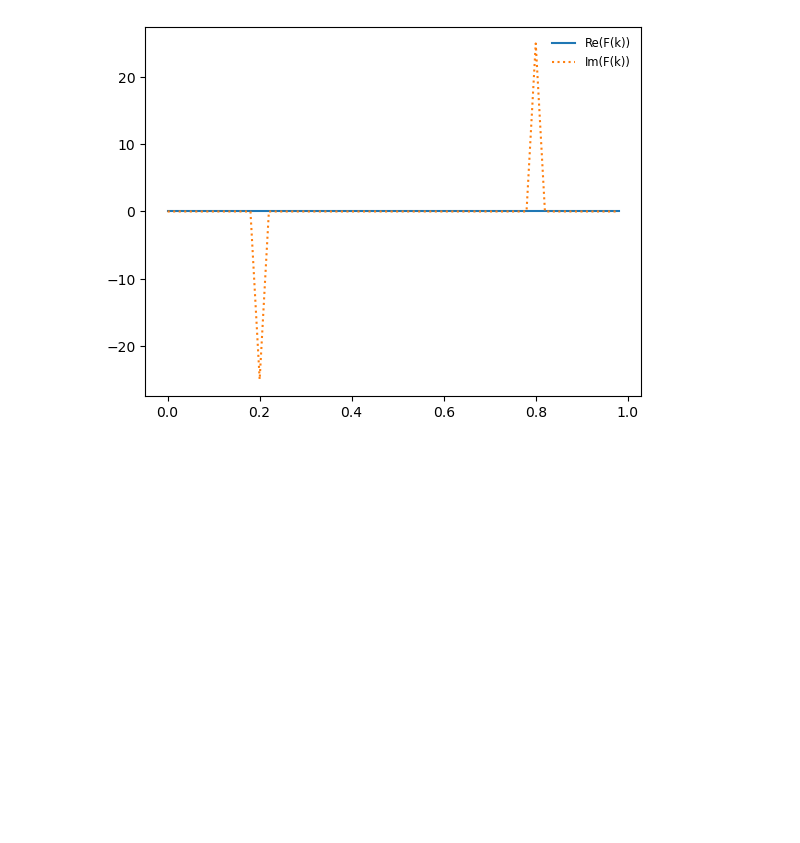
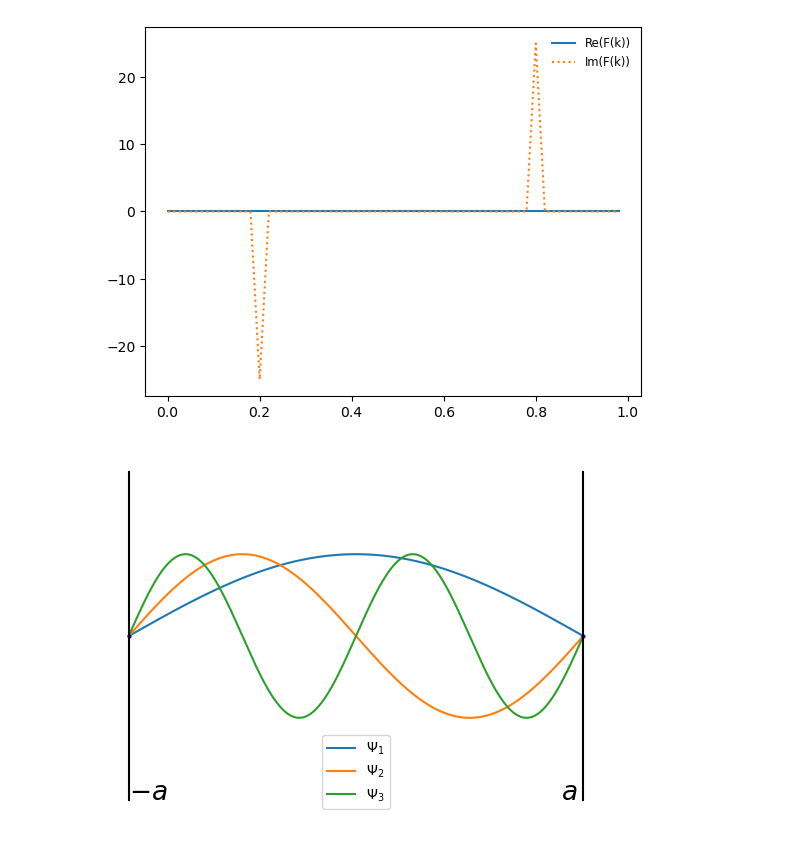
Before and after one commit to xfli376/Lecture, a Jupyter notebook: python_MQ_ME.ipynb, the cells around one changed output. Drawn from its saved outputs; the diff is of its cells as text; code cells hidden in the pictures; blank space fills up the shorter version.

```diff
--- a/python_MQ_ME.ipynb
+++ b/python_MQ_ME.ipynb
@@ -1147,3 +1184,35 @@ plt.savefig("dft.png")
 # %% [output]
 (9.992007221626409e-16+0j)
 [figure]
+# %%
+import math
+import numpy as np
+import matplotlib.pyplot as plt
+
+fig = plt.figure(figsize=(5,4.5))
+ax = fig.add_axes([0.0, 0.0, 1, 0.8])
+ax.set_xticks([])
+ax.set_yticks([])
+ax.spines[:].set_visible(False)
+a=2
+PI=3.14159
+x = np.arange(- 2, 2, 0.001)
+n=1
+y= np.sin(3.14159/4*(x+a))
+plt.plot(x,np.sin(3.14159/4*(x+a)),label=r"$\Psi_1$")
+plt.plot(x, np.sin(3.14159/2*(x+a)),label=r"$\Psi_2$")
+plt.plot(x,np.sin(3.14159*(x+a)),label=r"$\Psi_3$")
+
+plt.plot(-2,0, 'b', marker = "o",markersize=2)
+ax.text(-2,-2, r"$-a$", fontsize=19);
+plt.plot(2,0, 'b', marker = "o",markersize=2)
+ax.text(1.8,-2, r"$a$", fontsize=19);
+
+plt.plot([-2,-2],[-2,2],'black' )
+plt.plot([2,2],[-2,2],'black' )
+
+
+plt.legend()
+#plt.savefig("EM/EM-beamer/figs/square-potential-well-wavs.svg")
+# %% [output]
+[figure, added]
```
Also changed, not shown: parts of 7 cells of this notebook, 29 other files.
